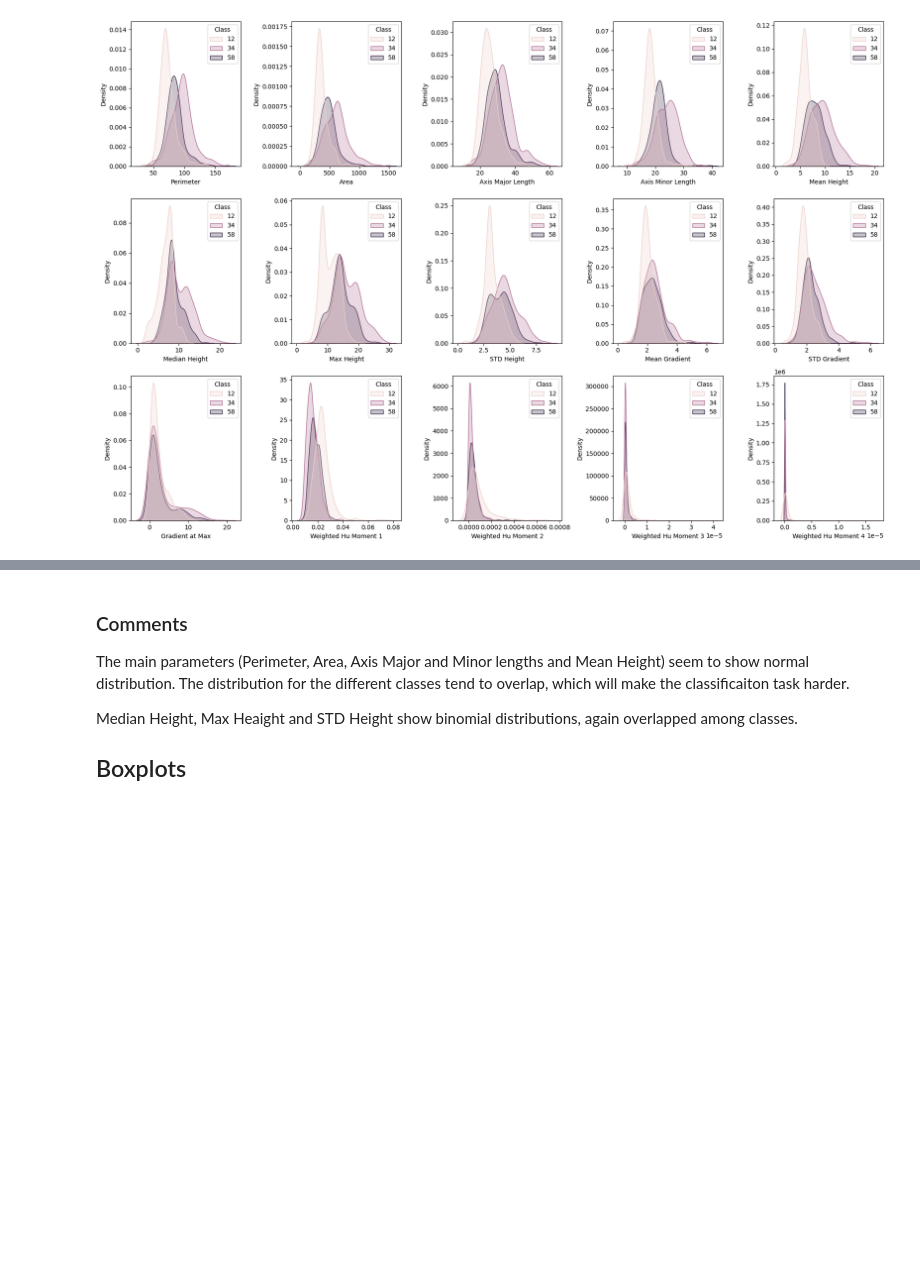
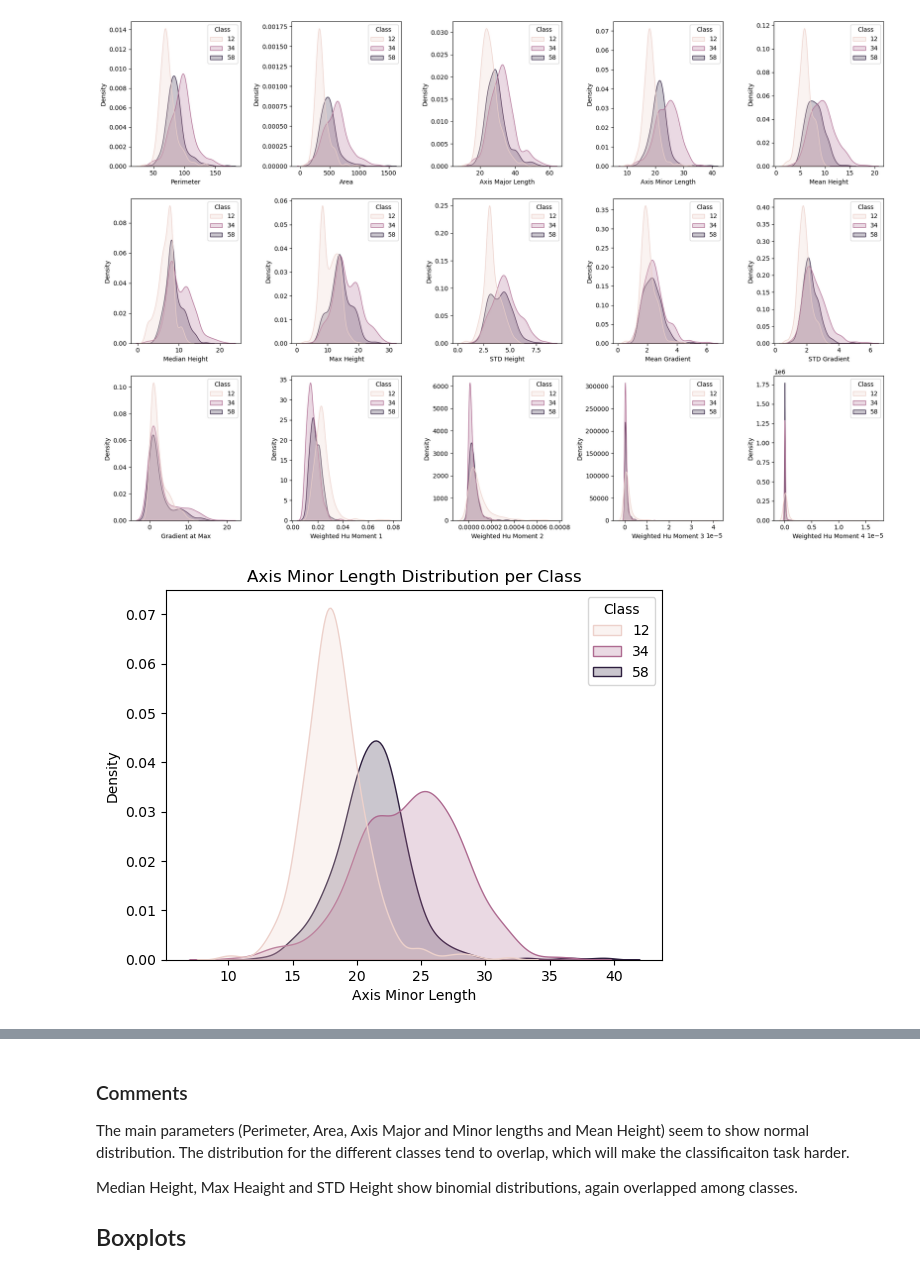
Before and after one commit to anqi-j/morphological-image-processing, a Jupyter notebook: classify/data_preprocessing.ipynb, the cells around one changed output, grey strips where cells are left out. Cells and saved outputs as stored; diff of their text form; code cells hidden in the pictures; blank space fills up the shorter version.

```diff
--- a/classify/data_preprocessing.ipynb
+++ b/classify/data_preprocessing.ipynb
@@ -18,6 +19,13 @@ from sklearn.model_selection import RandomizedSearchCV
 from sklearn.tree import DecisionTreeClassifier
 from sklearn.model_selection import train_test_split
 from sklearn.metrics import classification_report, confusion_matrix, f1_score, ConfusionMatrixDisplay
+# %%
+def save_plot(figname: str):
+    figname = figname+'.jpg'
+    figdir = os.getcwd()
+    filedir = '\\'.join([figdir, figname])
+    plt.savefig(filedir, bbox_inches='tight', pad_inches=0, transparent=True)
+    return
 # %% [markdown]
 # Data Pre-processing for Classification
 # %%
@@ -61,3 +69,10 @@ plt.tight_layout()
 plt.show()
 # %% [output]
 [figure]
+# %%
+plt.title('Axis Minor Length Distribution per Class')
+sns.kdeplot(data=data_df, x='Axis Minor Length', shade='fill', hue='Class')
+save_plot('axis_minor_len_dist')
+plt.show()
+# %% [output]
+[figure, added]
```
Also changed, not shown: parts of 2 cells of this notebook, 12 other files.
